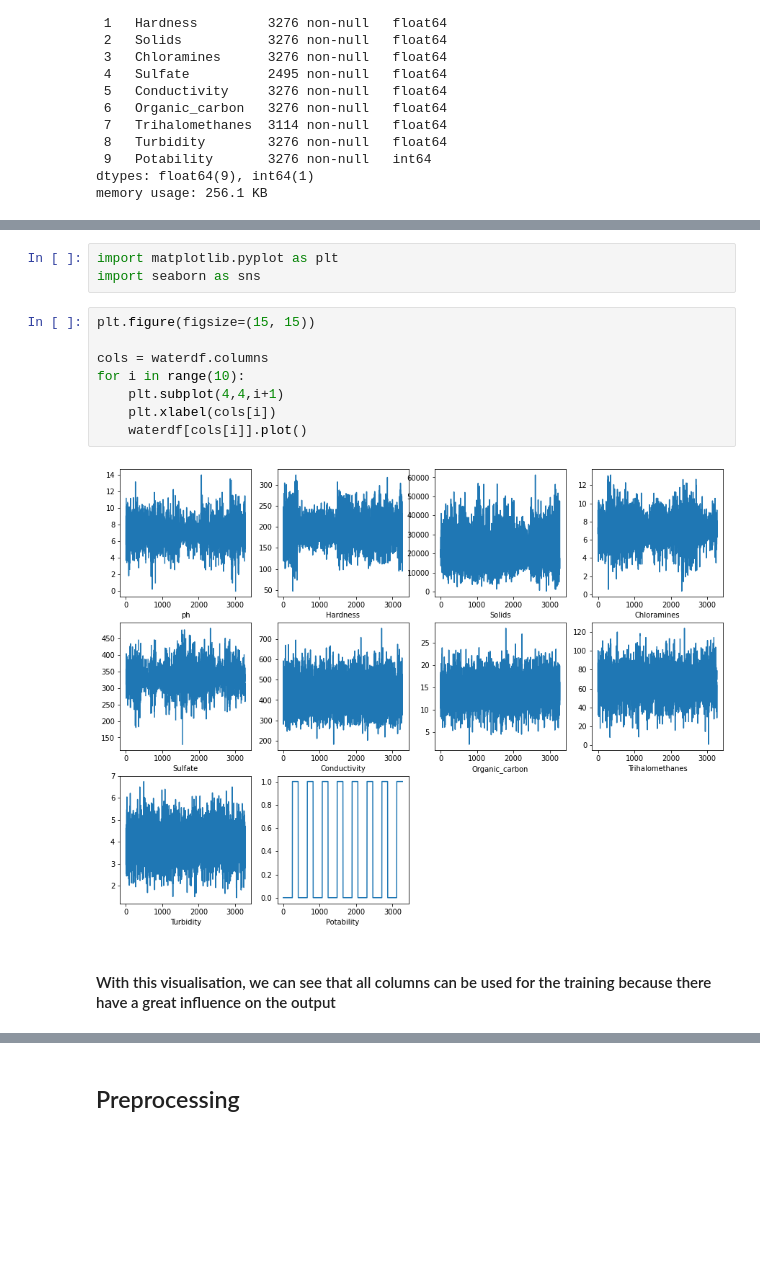
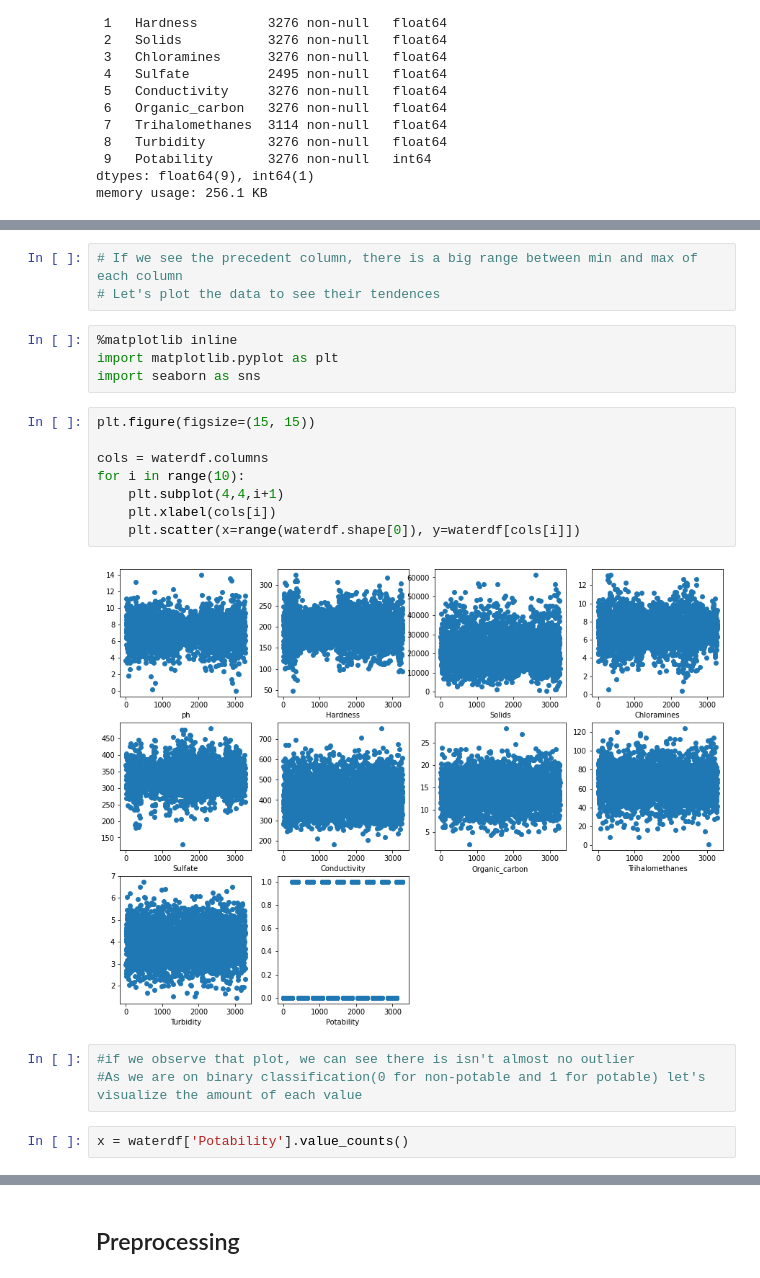
Before and after one commit to ghoumbadji/water-potability-checker, a Jupyter notebook: src/WaterPotability.ipynb, the cells around one changed output, grey strips where cells are left out. Drawn from its saved outputs; the diff is of its cells as text; blank space fills up the shorter version.

```diff
--- a/src/WaterPotability.ipynb
+++ b/src/WaterPotability.ipynb
@@ -39,15 +69,22 @@ waterdf.head()
+# %%
+# If we see the precedent column, there is a big range between min and max of each column
+# Let's plot the data to see their tendences
 # %%
+%matplotlib inline
 import matplotlib.pyplot as plt
 import seaborn as sns
 # %%
 plt.figure(figsize=(15, 15))
 
 cols = waterdf.columns
 for i in range(10):
     plt.subplot(4,4,i+1)
     plt.xlabel(cols[i])
-    waterdf[cols[i]].plot()
+    plt.scatter(x=range(waterdf.shape[0]), y=waterdf[cols[i]])
 # %% [output]
-[figure, old version]
+[figure, new version]
-# %% [markdown]
-#### With this visualisation, we can see that all columns can be used for the training because there have a great influence on the output
+# %%
+#if we observe that plot, we can see there is isn't almost no outlier
+#As we are on binary classification(0 for non-potable and 1 for potable) let's visualize the amount of each value
+# %%
+x = waterdf['Potability'].value_counts()
```
Also changed, not shown: parts of 21 cells of this notebook.
